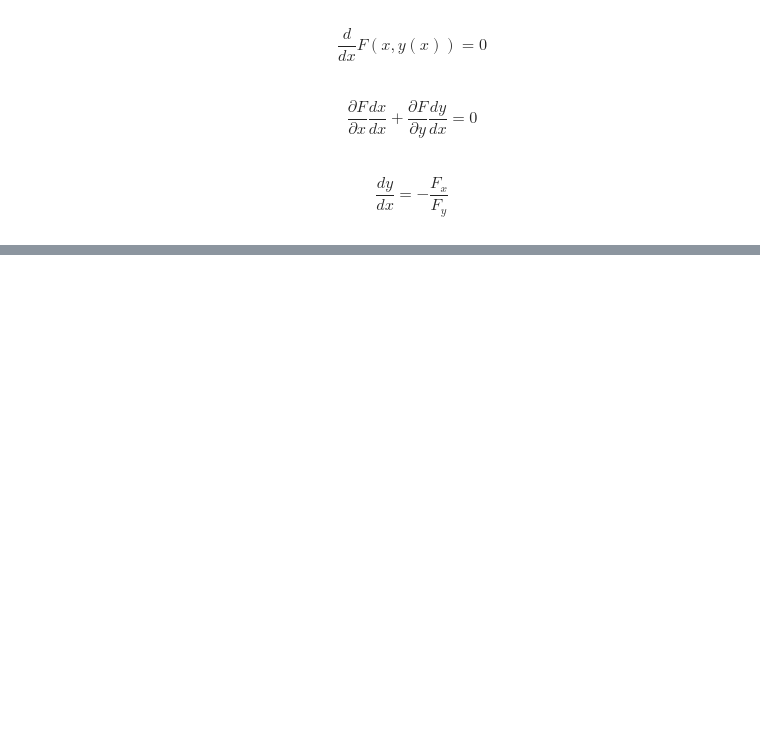
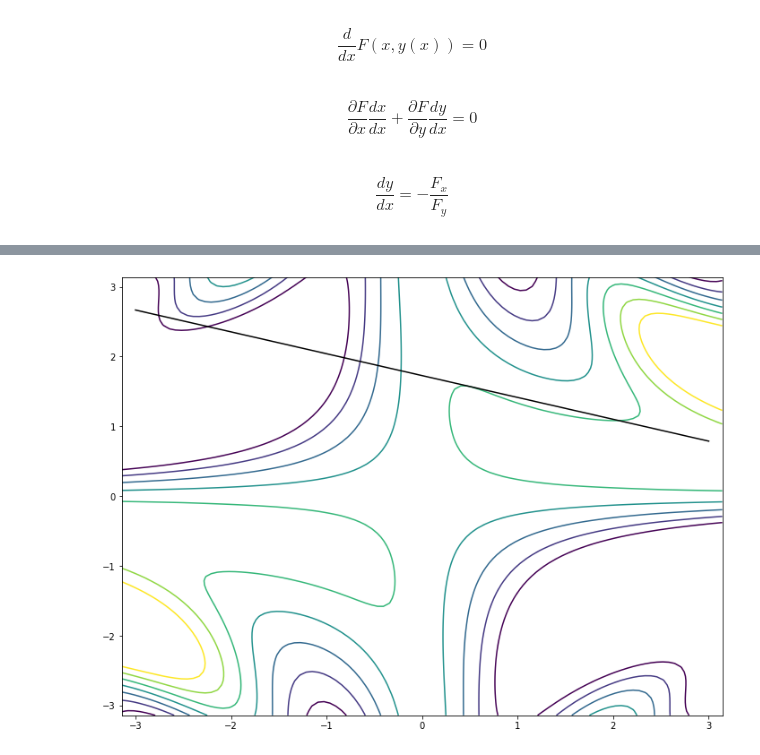
Before and after one commit to drewyoungren/mvc-f19, a Jupyter notebook: slides/mvc-L10.ipynb, the cells around one changed output, grey strips where cells are left out. Saved outputs shown, nothing was run; the diff lists cells and outputs as text; code cells hidden in the pictures; blank space fills up the shorter version.

```diff
--- a/slides/mvc-L10.ipynb
+++ b/slides/mvc-L10.ipynb
@@ -197,0 +210,10 @@ $$ \frac{dy}{dx} = -\frac{F_x}{F_y}$$
+# %%
+x = y = np.linspace(-pi,pi,102)
+x,y = np.meshgrid(x,y)
+z = 2*x*sin(y) + 2*cos(x*y) - sqrt(2)
+cp = plt.contour(x,y,z,levels=[-3,-2,-1,0,1,2,3])
+# plt.clabel(cp,fmt="%d");
+x = np.linspace(-2.5,3.5,102)
+plt.plot(1/2 - x ,pi/2 - x * (2 *sqrt(2) - pi),color='k');
+# %% [output]
+[figure, added]
```
Also changed, not shown: parts of 4 cells of this notebook.
